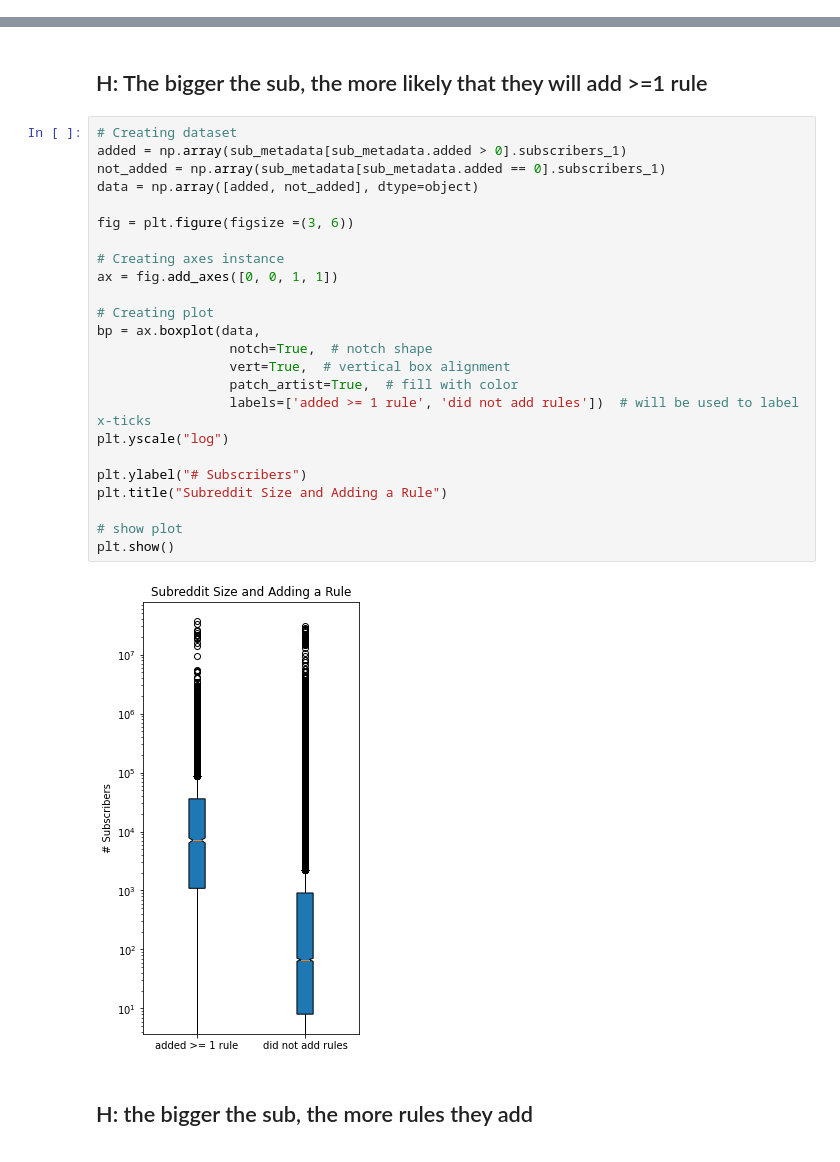
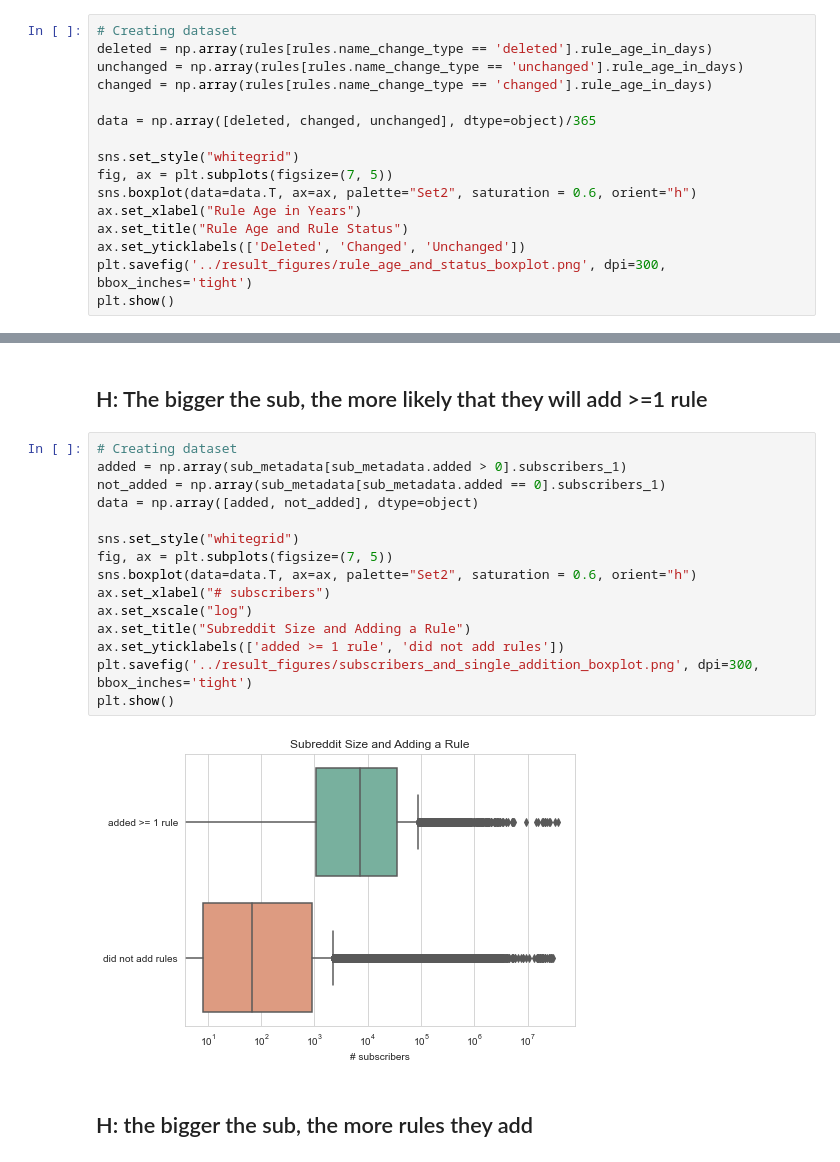
Before and after one commit to nammyk789/reddit-rule-change, a Jupyter notebook: jupyter notebooks/looking_at_seth_data.ipynb, the cells around one changed output, grey strips where cells are left out. Drawn from its saved outputs; the diff is of its cells as text.

```diff
--- a/jupyter notebooks/looking_at_seth_data.ipynb
+++ b/jupyter notebooks/looking_at_seth_data.ipynb
@@ -53,0 +29,16 @@ plt.show()
+# %%
+# Creating dataset
+deleted = np.array(rules[rules.name_change_type == 'deleted'].rule_age_in_days)
+unchanged = np.array(rules[rules.name_change_type == 'unchanged'].rule_age_in_days)
+changed = np.array(rules[rules.name_change_type == 'changed'].rule_age_in_days)
+
+data = np.array([deleted, changed, unchanged], dtype=object)/365
+
+sns.set_style("whitegrid")
+fig, ax = plt.subplots(figsize=(7, 5))
+sns.boxplot(data=data.T, ax=ax, palette="Set2", saturation = 0.6, orient="h")
+ax.set_xlabel("Rule Age in Years")
+ax.set_title("Rule Age and Rule Status")
+ax.set_yticklabels(['Deleted', 'Changed', 'Unchanged'])
+plt.savefig('../result_figures/rule_age_and_status_boxplot.png', dpi=300, bbox_inches='tight')
+plt.show()
@@ -128,29 +125,20 @@ plt.show()
 # %%
 # Creating dataset
 added = np.array(sub_metadata[sub_metadata.added > 0].subscribers_1)
 not_added = np.array(sub_metadata[sub_metadata.added == 0].subscribers_1)
 data = np.array([added, not_added], dtype=object)
 
-fig = plt.figure(figsize =(3, 6))
-
-# Creating axes instance
-ax = fig.add_axes([0, 0, 1, 1])
-
-# Creating plot
-bp = ax.boxplot(data,
-                 notch=True,  # notch shape
-                 vert=True,  # vertical box alignment
-                 patch_artist=True,  # fill with color
-                 labels=['added >= 1 rule', 'did not add rules'])  # will be used to label x-ticks
-plt.yscale("log")
-
-plt.ylabel("# Subscribers")
-plt.title("Subreddit Size and Adding a Rule")
-
-# show plot
+sns.set_style("whitegrid")
+fig, ax = plt.subplots(figsize=(7, 5))
+sns.boxplot(data=data.T, ax=ax, palette="Set2", saturation = 0.6, orient="h")
+ax.set_xlabel("# subscribers")
+ax.set_xscale("log")
+ax.set_title("Subreddit Size and Adding a Rule")
+ax.set_yticklabels(['added >= 1 rule', 'did not add rules'])
+plt.savefig('../result_figures/subscribers_and_single_addition_boxplot.png', dpi=300, bbox_inches='tight')
 plt.show()
 # %% [output]
-[figure, old version]
+[figure, new version]
 # %% [markdown]
 ## H: the bigger the sub, the more rules they add
 # %%
```
Also changed, not shown: parts of 24 cells of this notebook, 13 other files.
